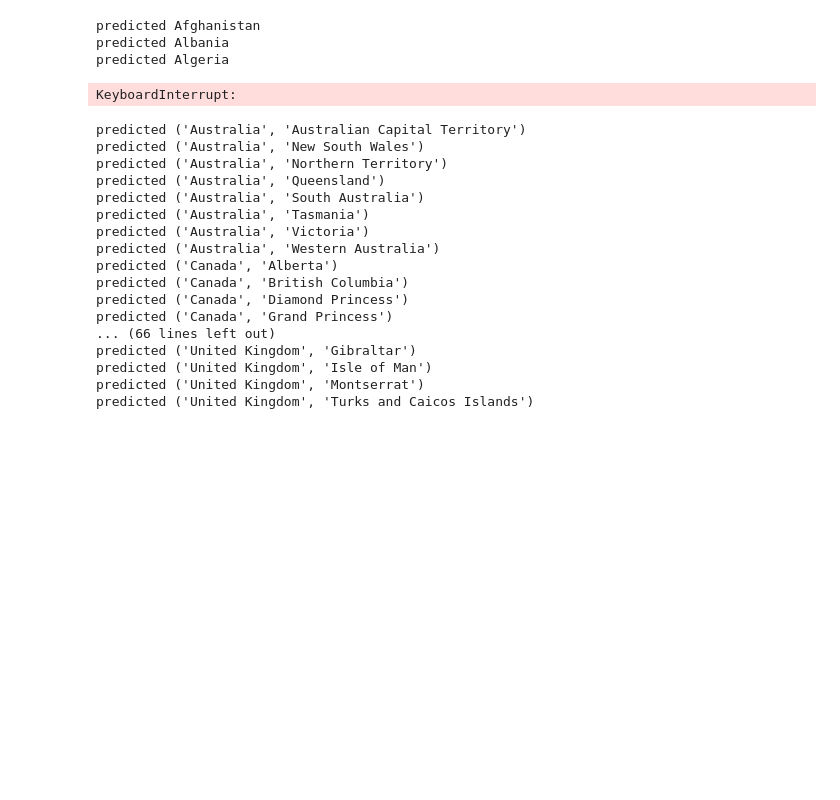
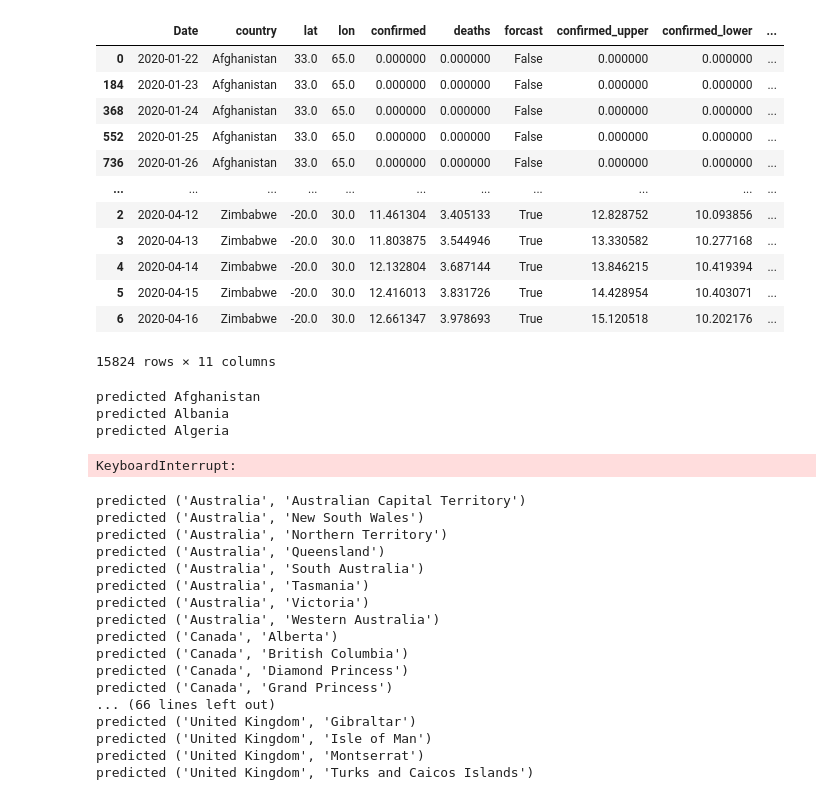
Before and after one commit to jwillis0720/covid_19, a Jupyter notebook: ML/My ML.ipynb, the cells around one changed output. Drawn from its saved outputs; the diff is of its cells as text; code cells hidden in the pictures; blank space fills up the shorter version.

```diff
--- a/ML/My ML.ipynb
+++ b/ML/My ML.ipynb
@@ -91,3 +127,19 @@ serve_data()
+# %%
+pd.read_csv('../Data/TestJHU_DF_AGG_COUNTRY.csv.gz',index_col=0)
+# %% [output]
+|  | Date | country | lat | lon | confirmed | deaths | forcast | confirmed_upper | confirmed_lower | ... |
+| 0 | 2020-01-22 | Afghanistan | 33.0 | 65.0 | 0.000000 | 0.000000 | False | 0.000000 | 0.000000 | ... |
+| 184 | 2020-01-23 | Afghanistan | 33.0 | 65.0 | 0.000000 | 0.000000 | False | 0.000000 | 0.000000 | ... |
+| 368 | 2020-01-24 | Afghanistan | 33.0 | 65.0 | 0.000000 | 0.000000 | False | 0.000000 | 0.000000 | ... |
+| 552 | 2020-01-25 | Afghanistan | 33.0 | 65.0 | 0.000000 | 0.000000 | False | 0.000000 | 0.000000 | ... |
+| 736 | 2020-01-26 | Afghanistan | 33.0 | 65.0 | 0.000000 | 0.000000 | False | 0.000000 | 0.000000 | ... |
+| ... | ... | ... | ... | ... | ... | ... | ... | ... | ... | ... |
+| 2 | 2020-04-12 | Zimbabwe | -20.0 | 30.0 | 11.461304 | 3.405133 | True | 12.828752 | 10.093856 | ... |
+| 3 | 2020-04-13 | Zimbabwe | -20.0 | 30.0 | 11.803875 | 3.544946 | True | 13.330582 | 10.277168 | ... |
+| 4 | 2020-04-14 | Zimbabwe | -20.0 | 30.0 | 12.132804 | 3.687144 | True | 13.846215 | 10.419394 | ... |
+| 5 | 2020-04-15 | Zimbabwe | -20.0 | 30.0 | 12.416013 | 3.831726 | True | 14.428954 | 10.403071 | ... |
+| 6 | 2020-04-16 | Zimbabwe | -20.0 | 30.0 | 12.661347 | 3.978693 | True | 15.120518 | 10.202176 | ... |
+15824 rows × 11 columns
 # %%
 import plotly
 colors = plotly.colors.qualitative.Dark24
```
Also changed, not shown: parts of 3 cells of this notebook.
